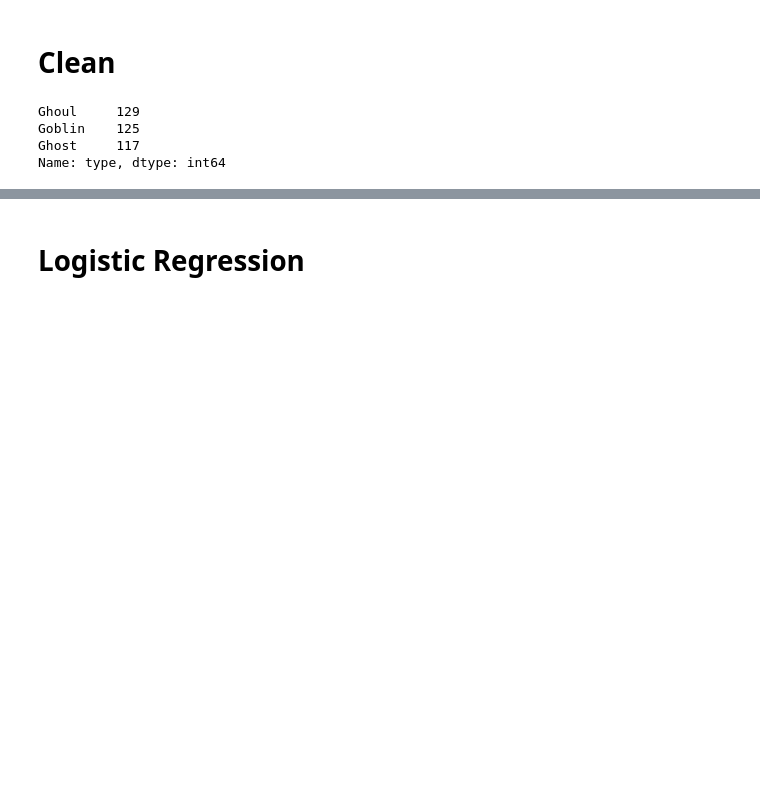
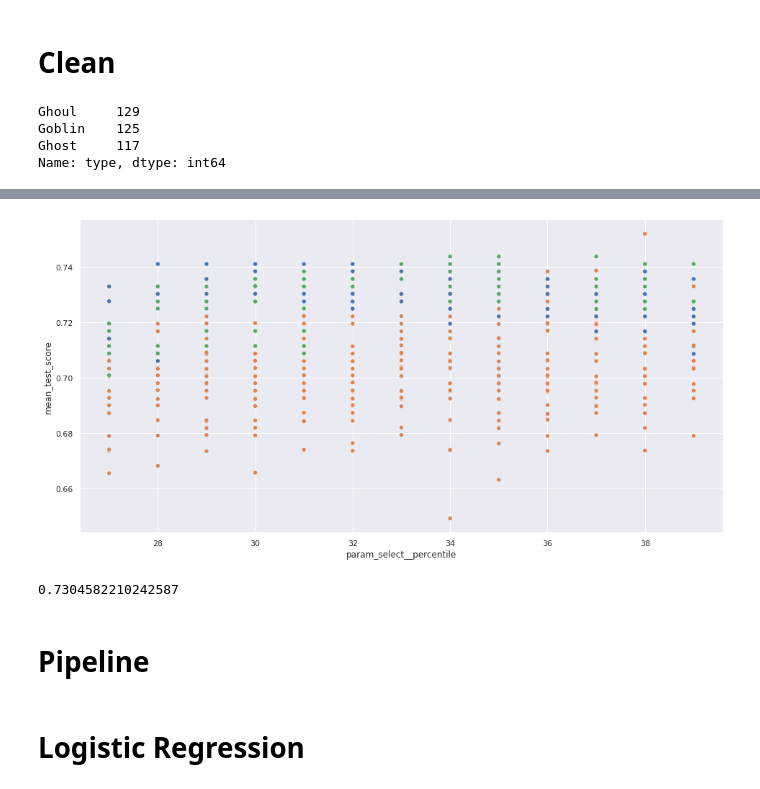
Before and after one commit to it176131/Ghouls-Goblins-and-Ghosts...-Boo-, a Jupyter notebook: Ghouls, Goblins, and Ghosts... Boo!.ipynb, the cells around one changed output, grey strips where cells are left out. Drawn from its saved outputs; the diff is of its cells as text; code cells hidden in the pictures; blank space fills up the shorter version.

```diff
--- a/Ghouls, Goblins, and Ghosts... Boo!.ipynb
+++ b/Ghouls, Goblins, and Ghosts... Boo!.ipynb
@@ -72,0 +131,28 @@ X = X_num.join(X_obj)
+# %%
+lda_pipe = Pipeline(steps=[
+    ("scale", MinMaxScaler()),
+    ("var", VarianceThreshold()),
+    ("select", SelectPercentile()),
+    ("pca", PCA(n_components=0.999, whiten=True, random_state=0)),
+    ("clf", LinearDiscriminantAnalysis()),
+])
+
+lda_param_dist = {
+    "var__threshold" : stats.uniform(0, 0.1),
+    "select__score_func" : [mutual_info_classif, chi2, f_classif],
+    "select__percentile" : stats.randint(28, 40),
+}
+
+lda_rscv = RandomizedSearchCV(
+    estimator=lda_pipe,
+    param_distributions=lda_param_dist,
+    n_iter=1000,
+    n_jobs=-1,
+    cv=10,
+    verbose=True,
+    random_state=0
+)
+
+lda_rscv.fit(X, goblin_v_all)
+
+print(f"Best RSCV Score: {lda_rscv.best_score_}")
@@ -72,0 +172,19 @@ X = X_num.join(X_obj)
+# %%
+lda_cv = pd.DataFrame(lda_rscv.cv_results_)
+
+lda_cv_params = lda_cv.loc[:, "param_select__percentile":"param_var__threshold"]
+
+lda_cv_params = lda_cv_params.join(lda_cv.mean_test_score)
+# %%
+fig = plt.figure(figsize=(16,8))
+ax = fig.add_subplot(111)
+sns.scatterplot(data=lda_cv_params, x="param_select__percentile", y="mean_test_score", hue="param_select__score_func", ax=ax)
+ax.legend_.remove()
+# %% [output]
+[figure, added]
+# %%
+lda_rscv.score(X, goblin_v_all)
+# %% [output]
+0.7304582210242587
+# %% [markdown]
+# Pipeline
```
Also changed, not shown: parts of 38 cells of this notebook.
